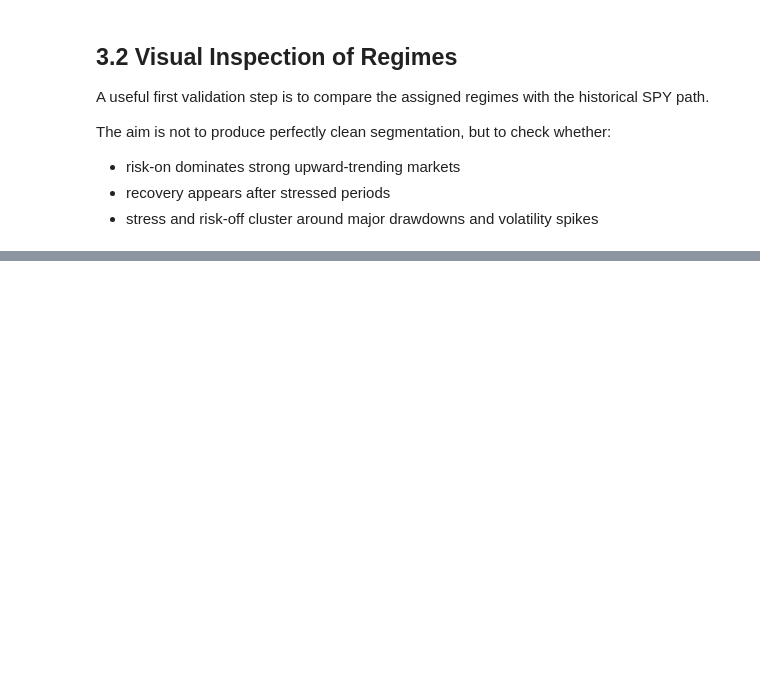
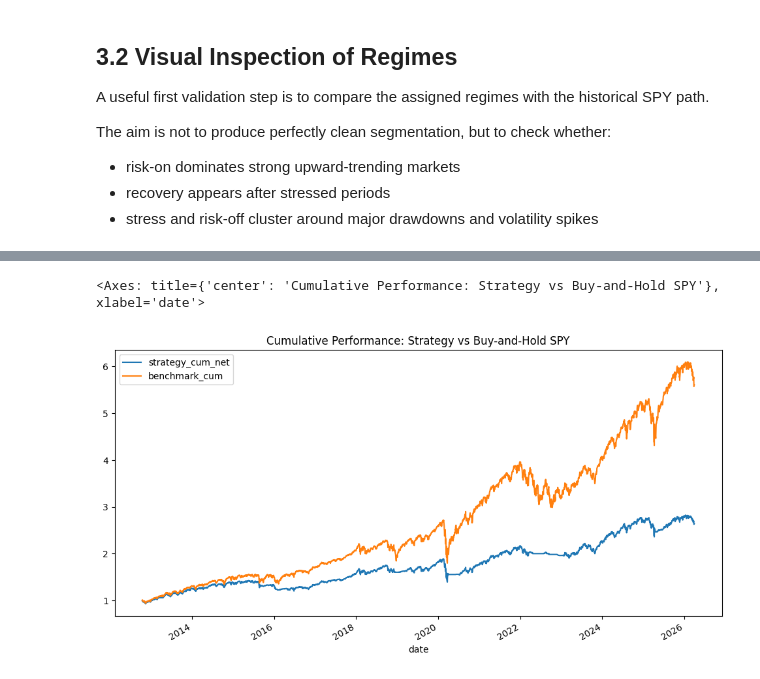
Before and after one commit to AMUKA0/market-research-trading-signals, a Jupyter notebook: notebooks/01_regime_research.ipynb, the cells around one changed output, grey strips where cells are left out. Drawn from its saved outputs; the diff is of its cells as text; code cells hidden in the pictures; blank space fills up the shorter version.

```diff
--- a/notebooks/01_regime_research.ipynb
+++ b/notebooks/01_regime_research.ipynb
@@ -422,0 +655,10 @@ plt.show()
+# %%
+from src.backtest import (
+    run_backtest,
+    summarize_backtest,
+    summarize_backtest_by_sample,
+    get_backtest_columns,
+)
+
+backtest_df = run_backtest(signal_df).copy()
+backtest_df.head()
@@ -422,0 +743,8 @@ plt.show()
+# %%
+backtest_df[["strategy_cum_net", "benchmark_cum"]].plot(
+    figsize=(12, 6),
+    title="Cumulative Performance: Strategy vs Buy-and-Hold SPY",
+)
+# %% [output]
+<Axes: title={'center': 'Cumulative Performance: Strategy vs Buy-and-Hold SPY'}, xlabel='date'>
+[figure, added]
```
Also changed, not shown: parts of 62 cells of this notebook, 1 other file.
